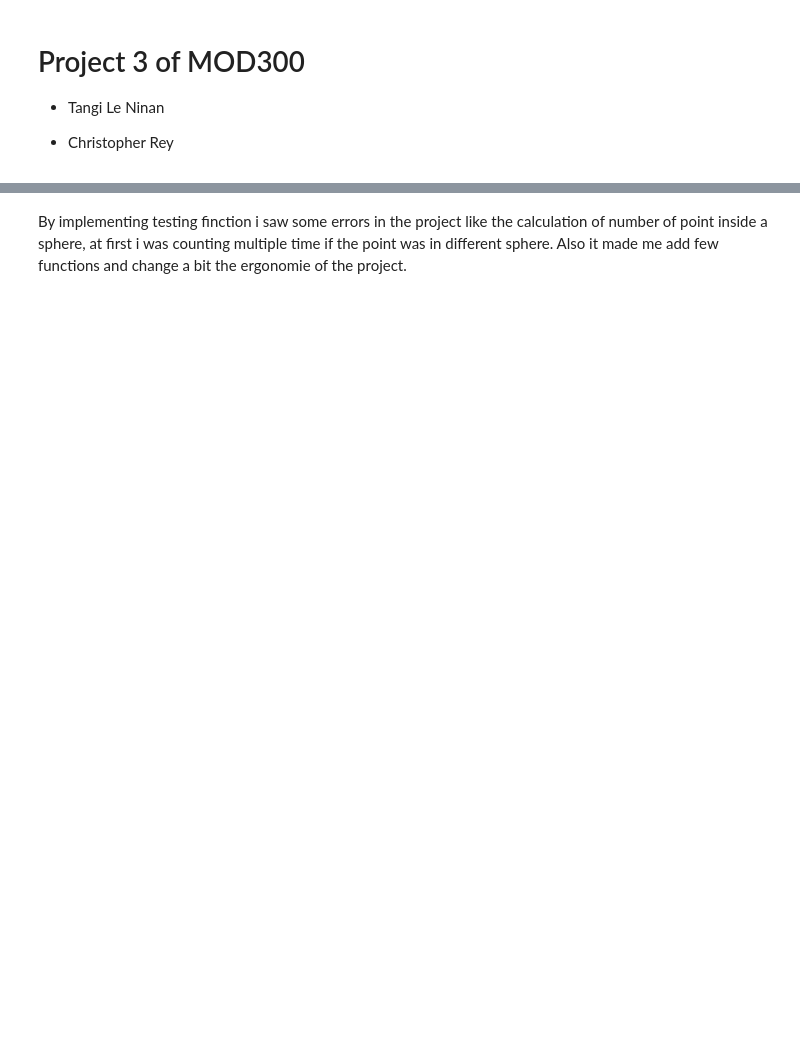
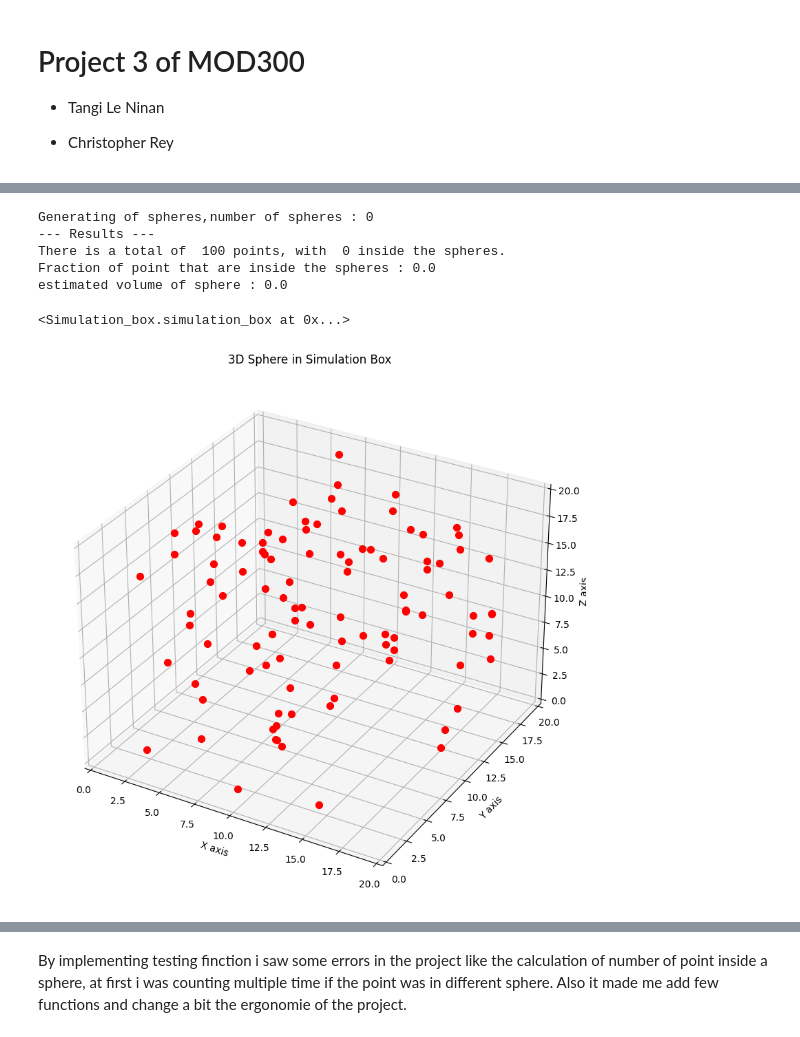
Before and after one commit to TangiLN/MOD300_project_3, a Jupyter notebook: project3/Project_3.ipynb, the cells around one changed output, grey strips where cells are left out. Drawn from its saved outputs; the diff is of its cells as text; code cells hidden in the pictures; blank space fills up the shorter version.

```diff
--- a/project3/Project_3.ipynb
+++ b/project3/Project_3.ipynb
@@ -18,0 +37,10 @@ So the Volume is depending on the volume of the box, the bigger the volume will
+# %%
+launch_simulation(box_size=(0,20,0,20,0,20),number_of_point=100,number_of_sphere=0,specific_sphere=False)
+# %% [output]
+Generating of spheres,number of spheres : 0
+--- Results ---
+There is a total of  100 points, with  0 inside the spheres.
+Fraction of point that are inside the spheres : 0.0
+estimated volume of sphere : 0.0
+<Simulation_box.simulation_box at 0x...>
+[figure, added]
```
Also changed, not shown: parts of 38 cells of this notebook, 3 other files.
